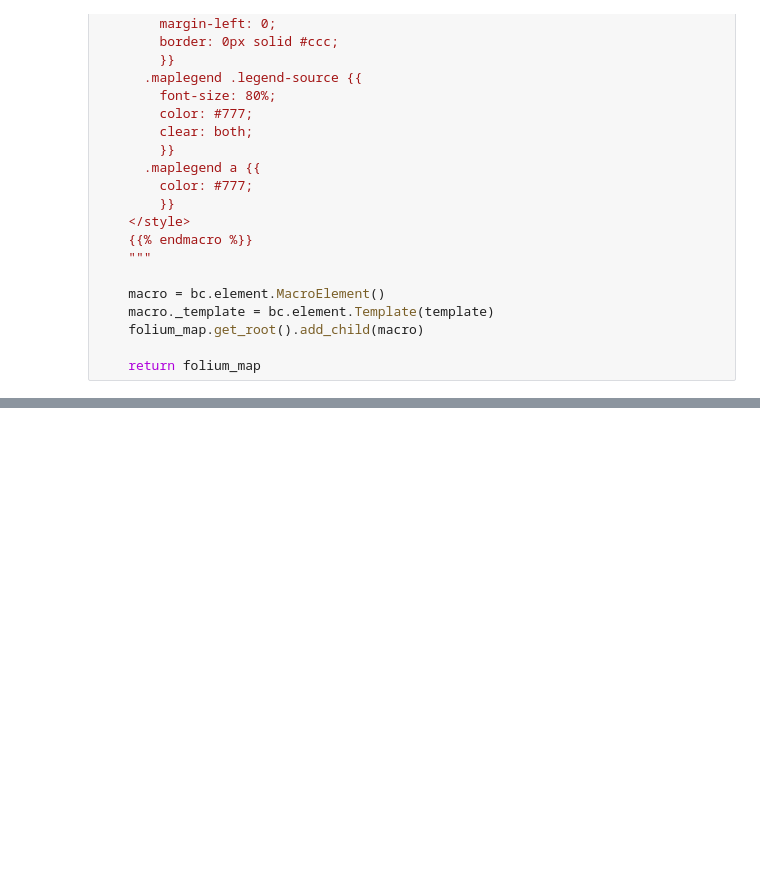
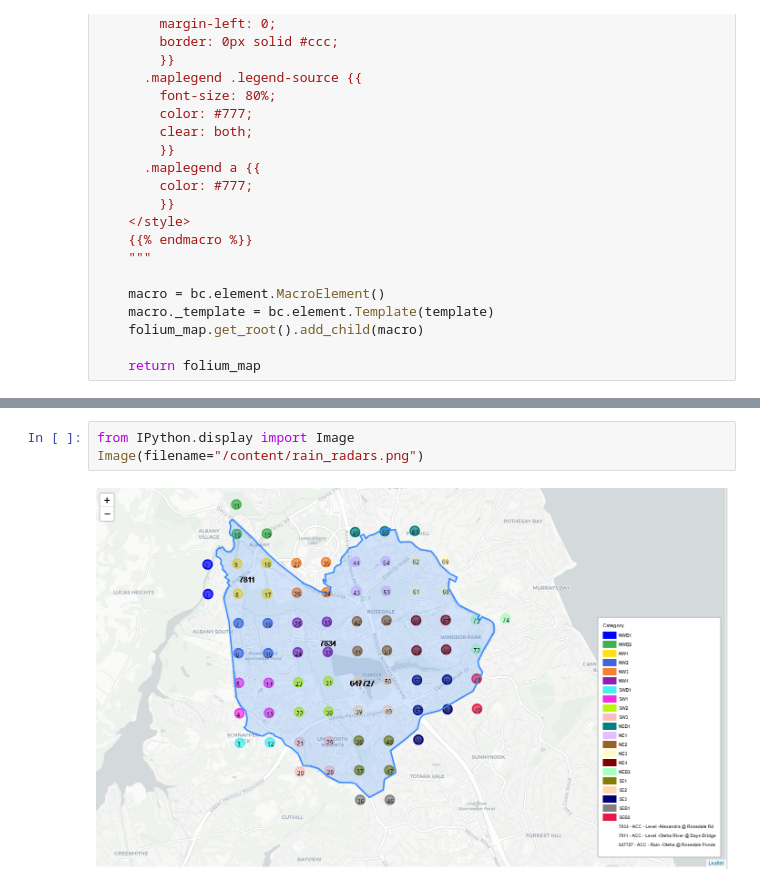
Before and after one commit to amantay-a/misc, a Jupyter notebook: rain_radars_map.ipynb, the cells around one changed output, grey strips where cells are left out. Drawn from its saved outputs; the diff is of its cells as text; blank space fills up the shorter version.

```diff
--- a/rain_radars_map.ipynb
+++ b/rain_radars_map.ipynb
@@ -265,3 +265,8 @@ folium.GeoJson(
 map_otahe
 # %% [output]
 [interactive output not drawn]
+# %%
+from IPython.display import Image
+Image(filename="/content/rain_radars.png")
+# %% [output]
+[figure, added]
```
